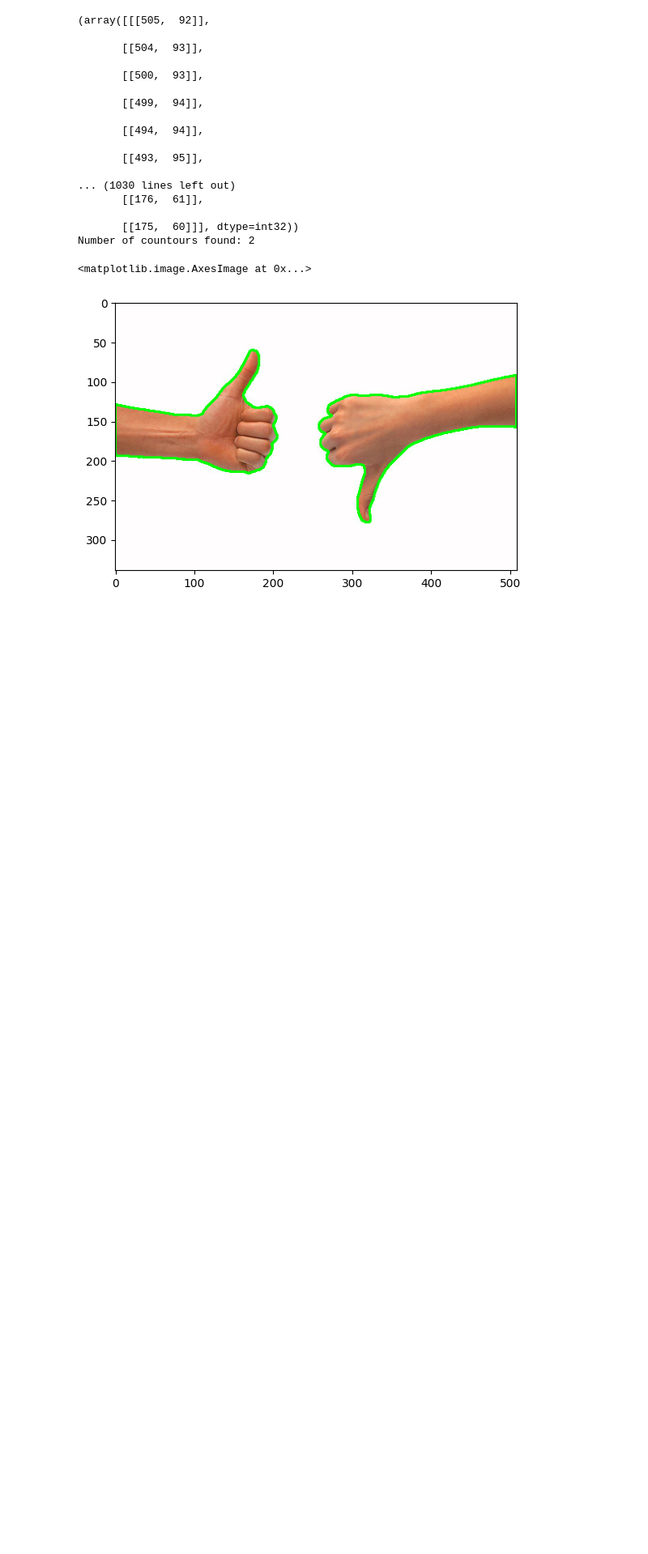
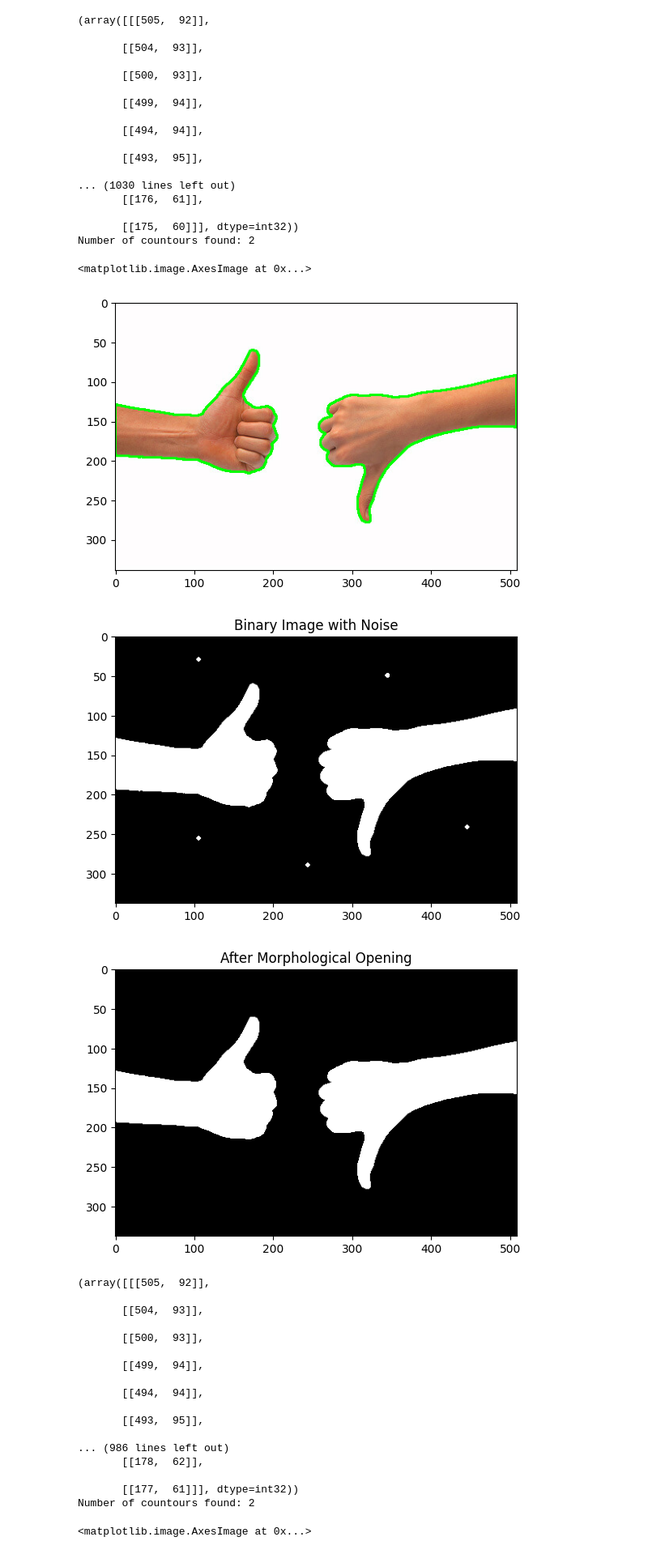
Before and after one commit to svabela5/IPVCLectures, a Jupyter notebook: Lecture12_ContourDetection.ipynb, the cells around one changed output. Shown at 81% size. Saved outputs shown, nothing was run; the diff lists cells and outputs as text; code cells hidden in the pictures; blank space fills up the shorter version.

```diff
--- a/Lecture12_ContourDetection.ipynb
+++ b/Lecture12_ContourDetection.ipynb
@@ -43,0 +47,47 @@ Number of countours found: 2
+# %%
+#create binary image
+
+imBGR = cv2.imread('images/noise_out_thumbs_up_down.jpg')
+imRGB = cv2.cvtColor(imBGR, cv2.COLOR_BGR2RGB)
+imgGrey = cv2.cvtColor(imBGR, cv2.COLOR_BGR2GRAY)
+
+_, binary = cv2.threshold(imgGrey, 220, 255, cv2.THRESH_BINARY_INV)
+plt.imshow(binary, cmap='gray', vmin=0, vmax=255)
+plt.title('Binary Image with Noise')
+plt.show()
+
+# Perform Morphological opening to remove noise
+SEKernel = np.ones((5,5), np.uint8)
+opening = cv2.morphologyEx(binary, cv2.MORPH_OPEN, SEKernel)
+plt.title('After Morphological Opening')
+plt.imshow(opening, cmap='gray', vmin=0, vmax=255)
+plt.show()
+
+#find contours
+contours, hierarchy = cv2.findContours(opening, cv2.RETR_TREE, cv2.CHAIN_APPROX_SIMPLE)
+print(contours)
+print(f"Number of countours found: {len(contours)}")
+
+output = cv2.drawContours(imRGB.copy(), contours, -1, (0,255,0), 2)
+plt.imshow(output)
+# %% [output]
+[figure, added]
+[figure, added]
+(array([[[505,  92]],
+
+       [[504,  93]],
+
+       [[500,  93]],
+
+       [[499,  94]],
+
+       [[494,  94]],
+
+       [[493,  95]],
+
+... (986 lines left out)
+       [[178,  62]],
+
+       [[177,  61]]], dtype=int32))
+Number of countours found: 2
+<matplotlib.image.AxesImage at 0x...>
```
Also changed, not shown: parts of 4 cells of this notebook, 1 other file.
